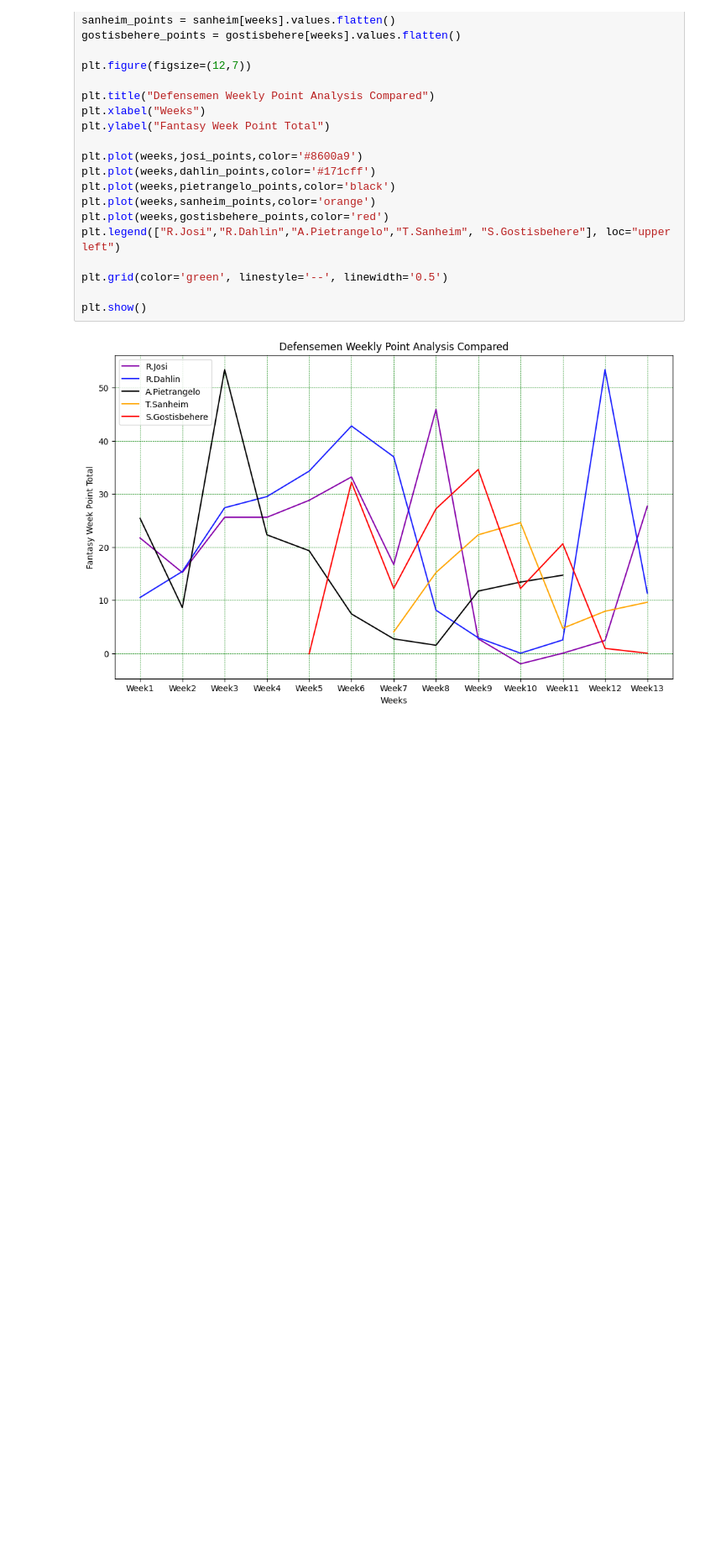
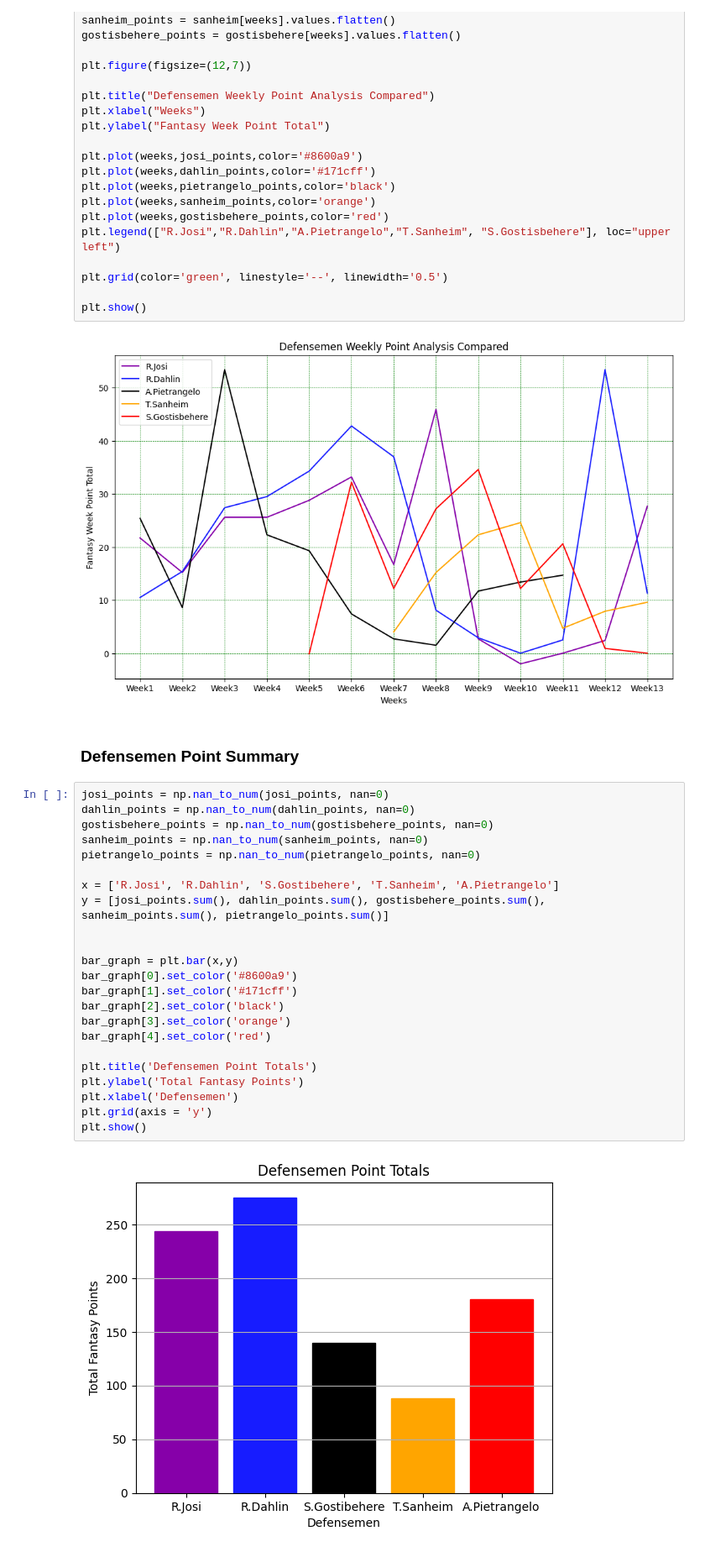
Before and after one commit to carsonbennett1/Hockey-Player-Analysis-Project, a Jupyter notebook: Fantasy_Analysis.ipynb, the cells around one changed output. Shown: that part at 84% size. Saved outputs shown, nothing was run; the diff lists cells and outputs as text; blank space fills up the shorter version.

Commit message:
defensemen_point_sum

```diff
--- a/Fantasy_Analysis.ipynb
+++ b/Fantasy_Analysis.ipynb
@@ -173,3 +173,30 @@ plt.grid(color='green', linestyle='--', linewidth='0.5')
 plt.show()
 # %% [output]
 [figure]
+# %% [markdown]
+### Defensemen Point Summary
+# %%
+josi_points = np.nan_to_num(josi_points, nan=0)
+dahlin_points = np.nan_to_num(dahlin_points, nan=0)
+gostisbehere_points = np.nan_to_num(gostisbehere_points, nan=0)
+sanheim_points = np.nan_to_num(sanheim_points, nan=0)
+pietrangelo_points = np.nan_to_num(pietrangelo_points, nan=0)
+
+x = ['R.Josi', 'R.Dahlin', 'S.Gostibehere', 'T.Sanheim', 'A.Pietrangelo']
+y = [josi_points.sum(), dahlin_points.sum(), gostisbehere_points.sum(), sanheim_points.sum(), pietrangelo_points.sum()]
+
+
+bar_graph = plt.bar(x,y)
+bar_graph[0].set_color('#8600a9')
+bar_graph[1].set_color('#171cff')
+bar_graph[2].set_color('black')
+bar_graph[3].set_color('orange')
+bar_graph[4].set_color('red')
+
+plt.title('Defensemen Point Totals')
+plt.ylabel('Total Fantasy Points')
+plt.xlabel('Defensemen')
+plt.grid(axis = 'y')
+plt.show()
+# %% [output]
+[figure, added]
```
